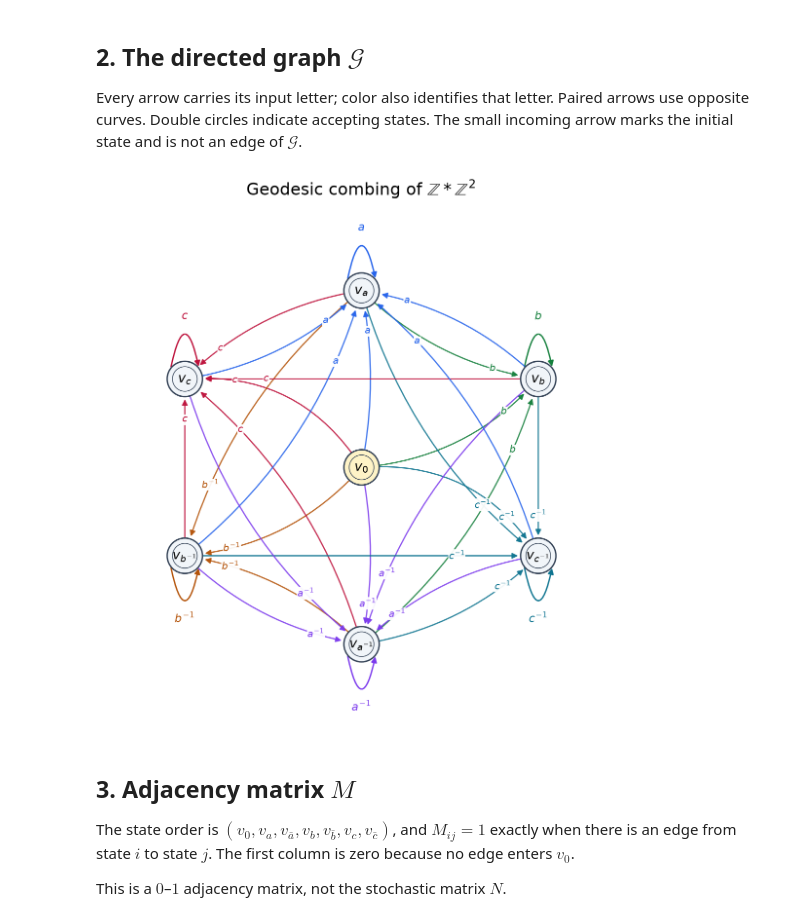
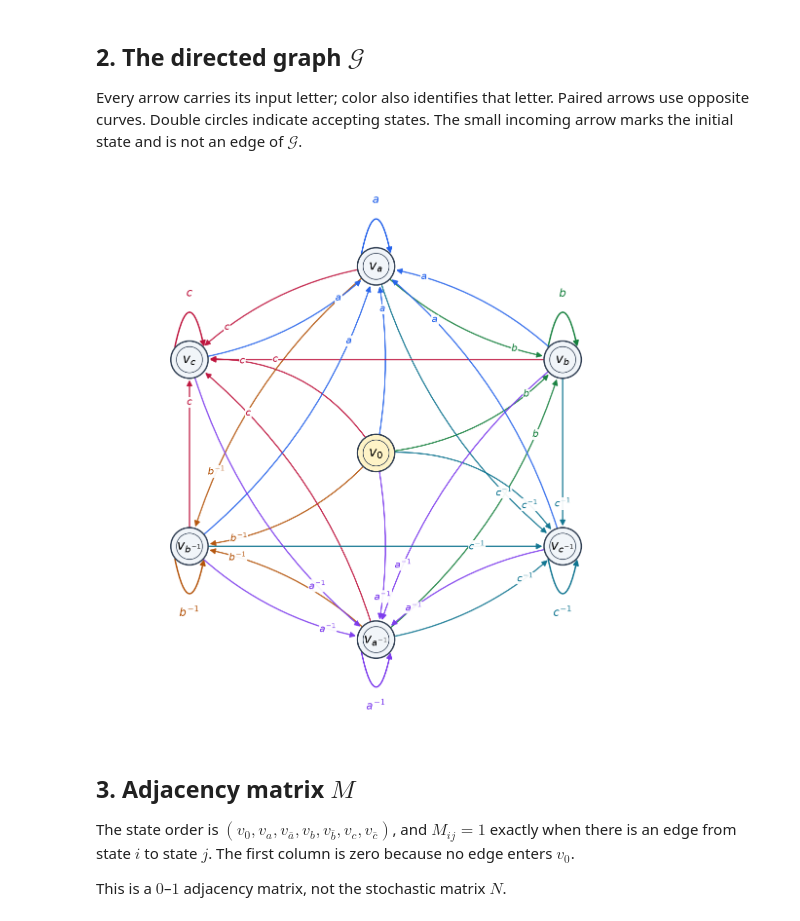
Before and after one commit to DothWalrus/automaton_of_F_2, a Jupyter notebook: geodesic_combing_zz2.ipynb, the cells around one changed output. Drawn from its saved outputs; the diff is of its cells as text; code cells hidden in the pictures.

```diff
--- a/geodesic_combing_zz2.ipynb
+++ b/geodesic_combing_zz2.ipynb
@@ -91,35 +91,37 @@ for u, v, data in G.edges(data=True):
         ax.text(p[0], p[1] + sign * 0.53, '$' + letter_tex[s] + '$',
                 color=color, ha='center', va='center', fontsize=13)
     else:
         # For long initial edges, mild curves keep them away from intermediate nodes.
         rad = 0.16 if G.has_edge(v, u) else 0.0
         if u == 'v0':
             rad = (0.10 if q[1] > 0 else -0.10) * (1 + letters.index(s) // 2)
         edge = FancyArrowPatch(p, q, connectionstyle=f'arc3,rad={rad}',
                                arrowstyle='-|>', mutation_scale=13, color=color,
                                lw=1.45, alpha=0.88, shrinkA=21, shrinkB=23)
         ax.add_patch(edge)
         # Arc3 uses a quadratic Bezier with this control point in equal-aspect axes.
         delta = q - p
         control = (p + q) / 2 + rad * np.array([delta[1], -delta[0]])
         t = 0.77
         label_pos = (1-t)**2 * p + 2*(1-t)*t*control + t*t*q
         ax.text(*label_pos, '$' + letter_tex[s] + '$', color=color, fontsize=11,
                 ha='center', va='center', bbox=dict(facecolor='white', edgecolor='none', pad=0.6, alpha=0.94))
 for v, (x, y) in pos.items():
     fill = '#fef3c7' if v == 'v0' else '#f1f5f9'
     ax.add_patch(Circle((x,y), radius, facecolor=fill, edgecolor='#334155', lw=1.6, zorder=5))
     ax.add_patch(Circle((x,y), radius-0.045, fill=False, edgecolor='#334155', lw=0.8, zorder=6))
     ax.text(x, y, '$' + state_tex[v] + '$', ha='center', va='center', fontsize=15, zorder=7)
 # ax.annotate('', xy=(-0.5,0), xytext=(-1.5,0), arrowprops=dict(arrowstyle='-|>', color='#334155', lw=1.7)) # Just an arrow identifying v_0
 ax.set(xlim=(-2.2,2.2), ylim=(-2.2,2.2), aspect='equal')
-ax.set_title(r'Geodesic combing of $\mathbb{Z}*\mathbb{Z}^2$', fontsize=19, pad=15)
+
+# ax.set_title(r'Geodesic combing of $\mathbb{Z}*\mathbb{Z}^2:=\langle a,b,c~|~bc=cb\rangle$', fontsize=19, pad=15)
+
 ax.axis('off')
 plt.tight_layout()
 fig.savefig("zz2_automaton.png", dpi=300, bbox_inches="tight")
 plt.show()
 # %% [output]
-[figure, old version]
+[figure, new version]
 # %% [markdown]
 ## 3. Adjacency matrix $M$
 
```
Also changed, not shown: parts of 7 cells of this notebook, 8 other files.
